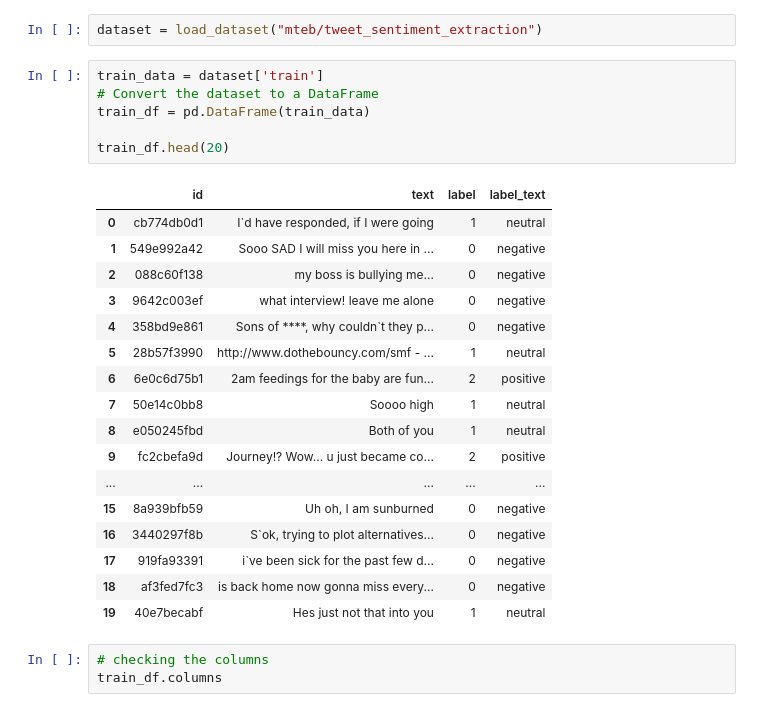
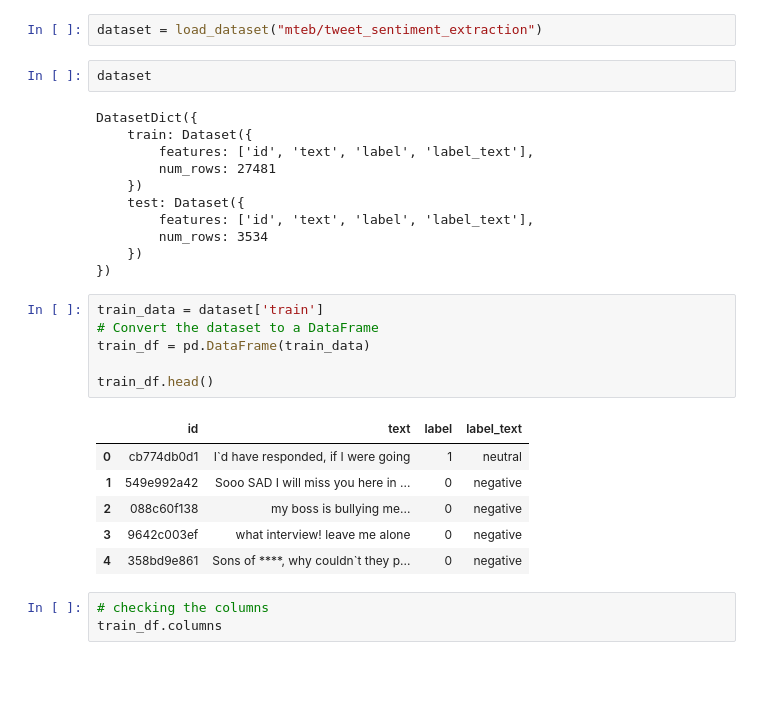
Before and after one commit to akeyo03/group-8-project, a Jupyter notebook: project.ipynb, the cells around one changed output. Saved outputs shown, nothing was run; the diff lists cells and outputs as text; blank space fills up the shorter version.

```diff
--- a/project.ipynb
+++ b/project.ipynb
@@ -89,30 +71,32 @@ from datasets import load_dataset
 ds = load_dataset("mteb/tweet_sentiment_extraction")
 # %%
 dataset = load_dataset("mteb/tweet_sentiment_extraction")
+# %%
+dataset
+# %% [output]
+DatasetDict({
+    train: Dataset({
+        features: ['id', 'text', 'label', 'label_text'],
+        num_rows: 27481
+    })
+    test: Dataset({
+        features: ['id', 'text', 'label', 'label_text'],
+        num_rows: 3534
+    })
+})
 # %%
 train_data = dataset['train']
 # Convert the dataset to a DataFrame
 train_df = pd.DataFrame(train_data)
 
-train_df.head(20)
+train_df.head()
 # %% [output]
 |  | id | text | label | label_text |
 | 0 | cb774db0d1 | I`d have responded, if I were going | 1 | neutral |
 | 1 | 549e992a42 | Sooo SAD I will miss you here in ... | 0 | negative |
 | 2 | 088c60f138 | my boss is bullying me... | 0 | negative |
 | 3 | 9642c003ef | what interview! leave me alone | 0 | negative |
 | 4 | 358bd9e861 | Sons of ****, why couldn`t they p... | 0 | negative |
-| 5 | 28b57f3990 | http://www.dothebouncy.com/smf - ... | 1 | neutral |
-| 6 | 6e0c6d75b1 | 2am feedings for the baby are fun... | 2 | positive |
-| 7 | 50e14c0bb8 | Soooo high | 1 | neutral |
-| 8 | e050245fbd | Both of you | 1 | neutral |
-| 9 | fc2cbefa9d | Journey!? Wow... u just became co... | 2 | positive |
-| ... | ... | ... | ... | ... |
-| 15 | 8a939bfb59 | Uh oh, I am sunburned | 0 | negative |
-| 16 | 3440297f8b | S`ok, trying to plot alternatives... | 0 | negative |
-| 17 | 919fa93391 | i`ve been sick for the past few d... | 0 | negative |
-| 18 | af3fed7fc3 | is back home now gonna miss every... | 0 | negative |
-| 19 | 40e7becabf | Hes just not that into you | 1 | neutral |
 # %%
 # checking the columns
 train_df.columns
```
Also changed, not shown: parts of 81 cells of this notebook.
